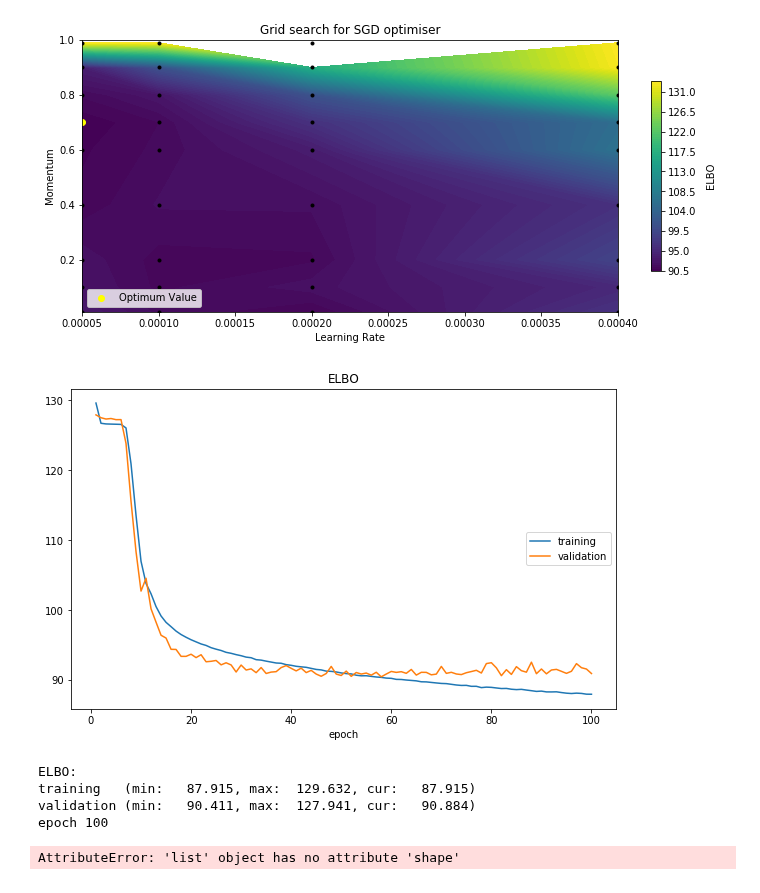
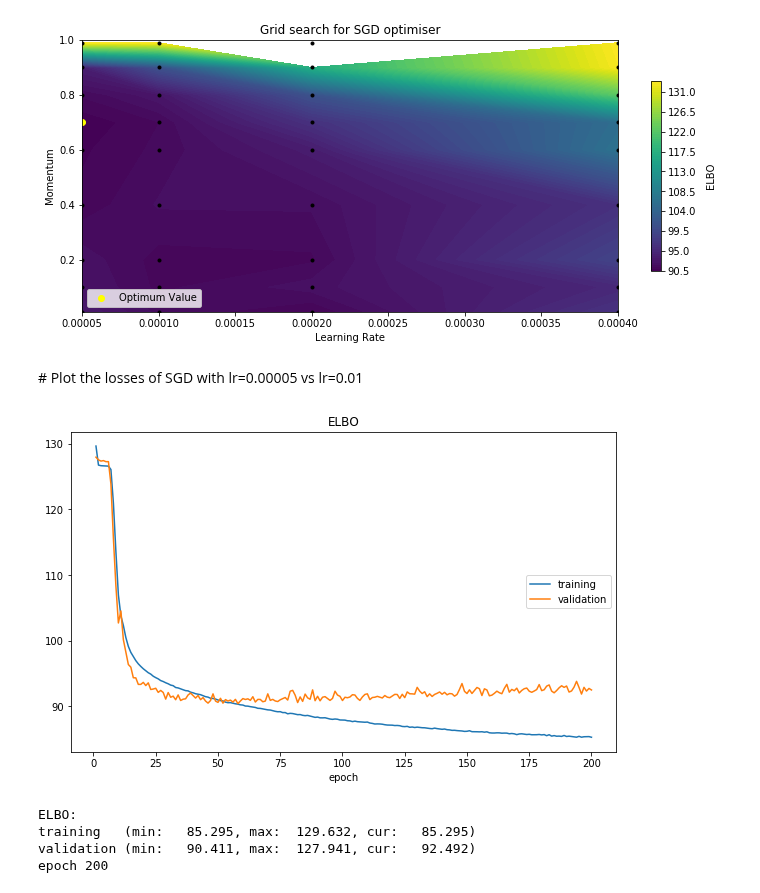
Before and after one commit to msc-acse/acse-9-independent-research-project-coush001, a Jupyter notebook: Investigation_Notebooks/Optimise optimiser.ipynb, the cells around one changed output. Cells and saved outputs as stored; diff of their text form; code cells hidden in the pictures.

```diff
--- a/Investigation_Notebooks/Optimise optimiser.ipynb
+++ b/Investigation_Notebooks/Optimise optimiser.ipynb
@@ -358,7 +308,7 @@ class VaeModelSGDM(ModelAgent):
         return loss
 # %%
 # load data
-file_pi2 = open('./pickled/data.pickle', 'rb')
+file_pi2 = open('../pickled/data.pickle', 'rb')
 dataholder = pickle.load(file_pi2)
 file_pi2.close()
 # %%
@@ -502,11 +452,13 @@ plt.show()
 # %% [output]
 (9, 4) (8, 4) (8, 4)
 [figure]
+# %% [markdown]
+# Plot the losses of SGD with lr=0.00005 vs lr=0.01
 # %%
-sgdloss = vaeSGDM.reduce(epochs=100, hidden_size=8, lr=0.00005, plot_loss=True, momentum=0.7)
+sgdloss = vaeSGDM.reduce(epochs=300, hidden_size=2, lr=0.00005, plot_loss=True, momentum=0.7)
 # %% [output]
-[figure, old version]
+[figure, new version]
 ELBO:
-training   (min:   87.915, max:  129.632, cur:   87.915)
-validation (min:   90.411, max:  127.941, cur:   90.884)
-epoch 100
+training   (min:   85.295, max:  129.632, cur:   85.295)
+validation (min:   90.411, max:  127.941, cur:   92.492)
+epoch 200
@@ -516,11 +464,0 @@ a[0,:] = 0
-# %%
-stub = np.zeros((10,10,100))
-test = Processor.collapse_dimension(0, data=[stub])
-print(test.shape)
-
-
-
-b = stub.reshape(-1, stub[0].shape[-1])
-print(b.shape)
-# %% [output]
-AttributeError: 'list' object has no attribute 'shape'
```
Also changed, not shown: parts of 14 cells of this notebook, 16 other files.
